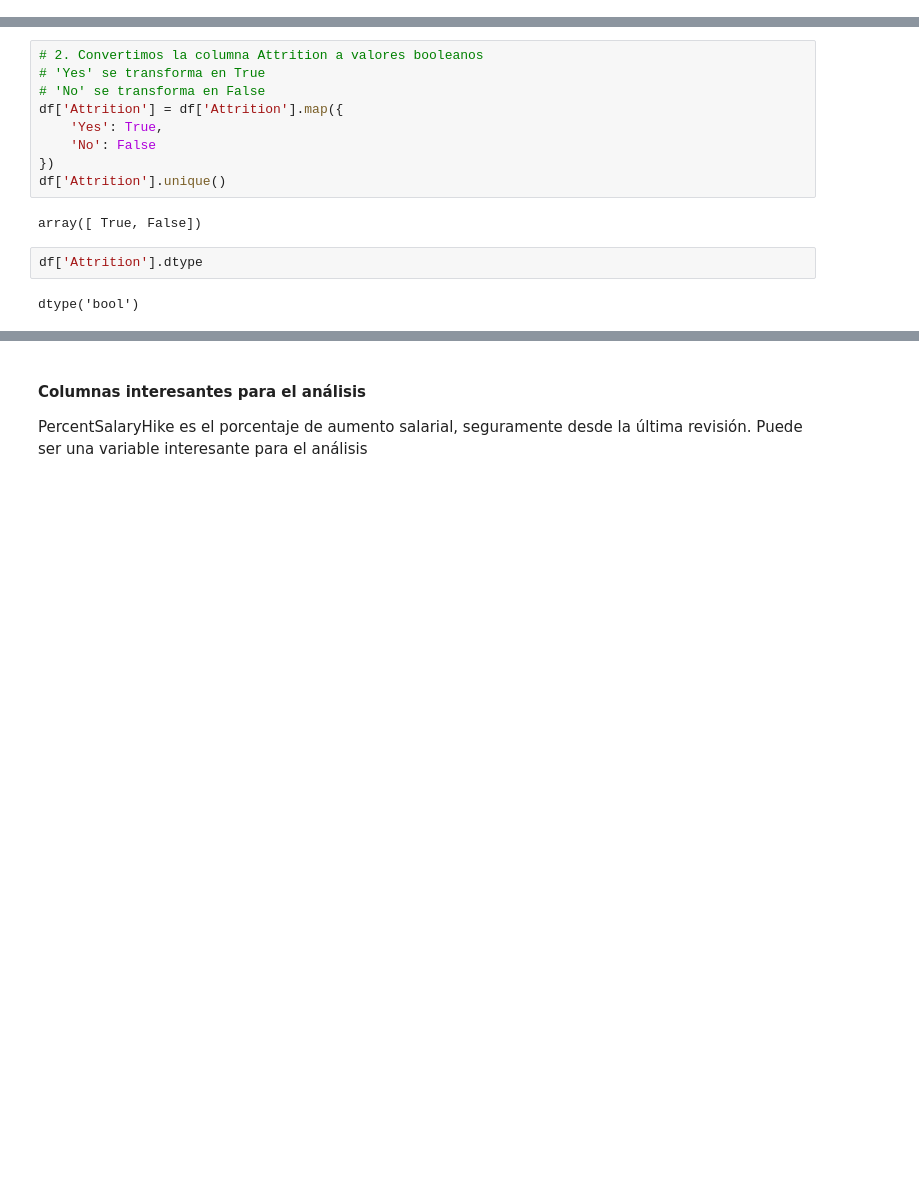
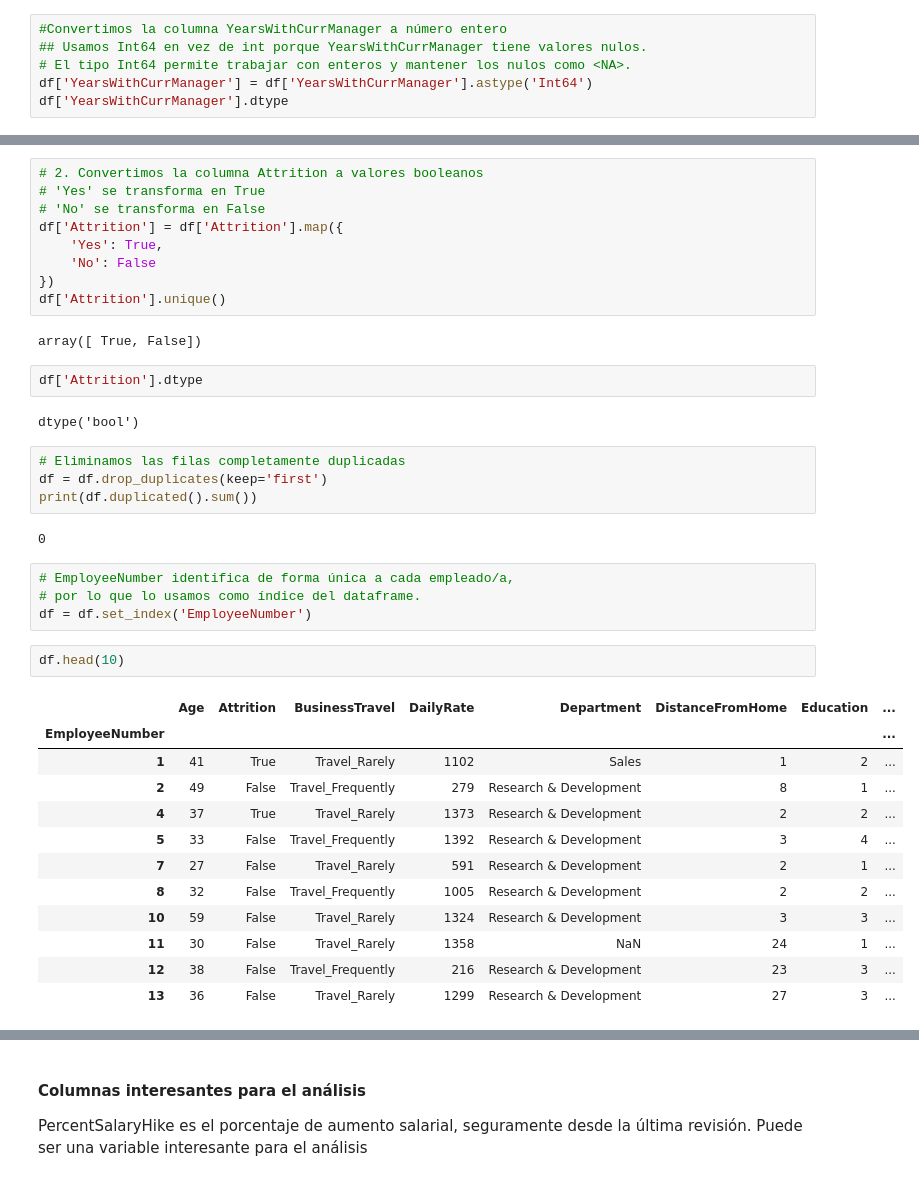
Before and after one commit to Adalab/project-da-promo-67-modulo-3-team-2, a Jupyter notebook: EDA_transformacion_limpieza.ipynb, the cells around one changed output, grey strips where cells are left out. Drawn from its saved outputs; the diff is of its cells as text; blank space fills up the shorter version.

Commit message:
Eliminacion de columnas repetidas, EmployeeNumber como index y transformacion de YearsWithCurrManager a int64

```diff
--- a/EDA_transformacion_limpieza.ipynb
+++ b/EDA_transformacion_limpieza.ipynb
@@ -215,3 +229,9 @@ df['Age'] = df['Age'].astype('Int64')
 df['Age'].dtype
 # %% [output]
 Int64Dtype()
+# %%
+#Convertimos la columna YearsWithCurrManager a número entero
+## Usamos Int64 en vez de int porque YearsWithCurrManager tiene valores nulos.
+# El tipo Int64 permite trabajar con enteros y mantener los nulos como <NA>.
+df['YearsWithCurrManager'] = df['YearsWithCurrManager'].astype('Int64')
+df['YearsWithCurrManager'].dtype
@@ -250,3 +272,28 @@ array([ True, False])
 df['Attrition'].dtype
 # %% [output]
 dtype('bool')
+# %%
+# Eliminamos las filas completamente duplicadas
+df = df.drop_duplicates(keep='first')
+print(df.duplicated().sum())
+# %% [output]
+0
+# %%
+# EmployeeNumber identifica de forma única a cada empleado/a,
+# por lo que lo usamos como índice del dataframe.
+df = df.set_index('EmployeeNumber')
+# %%
+df.head(10)
+# %% [output]
+|  | Age | Attrition | BusinessTravel | DailyRate | Department | DistanceFromHome | Education | ... |
+| EmployeeNumber |  |  |  |  |  |  |  | ... |
+| 1 | 41 | True | Travel_Rarely | 1102 | Sales | 1 | 2 | ... |
+| 2 | 49 | False | Travel_Frequently | 279 | Research & Development | 8 | 1 | ... |
+| 4 | 37 | True | Travel_Rarely | 1373 | Research & Development | 2 | 2 | ... |
+| 5 | 33 | False | Travel_Frequently | 1392 | Research & Development | 3 | 4 | ... |
+| 7 | 27 | False | Travel_Rarely | 591 | Research & Development | 2 | 1 | ... |
+| 8 | 32 | False | Travel_Frequently | 1005 | Research & Development | 2 | 2 | ... |
+| 10 | 59 | False | Travel_Rarely | 1324 | Research & Development | 3 | 3 | ... |
+| 11 | 30 | False | Travel_Rarely | 1358 | NaN | 24 | 1 | ... |
+| 12 | 38 | False | Travel_Frequently | 216 | Research & Development | 23 | 3 | ... |
+| 13 | 36 | False | Travel_Rarely | 1299 | Research & Development | 27 | 3 | ... |
```
Also changed, not shown: parts of 3 cells of this notebook.
